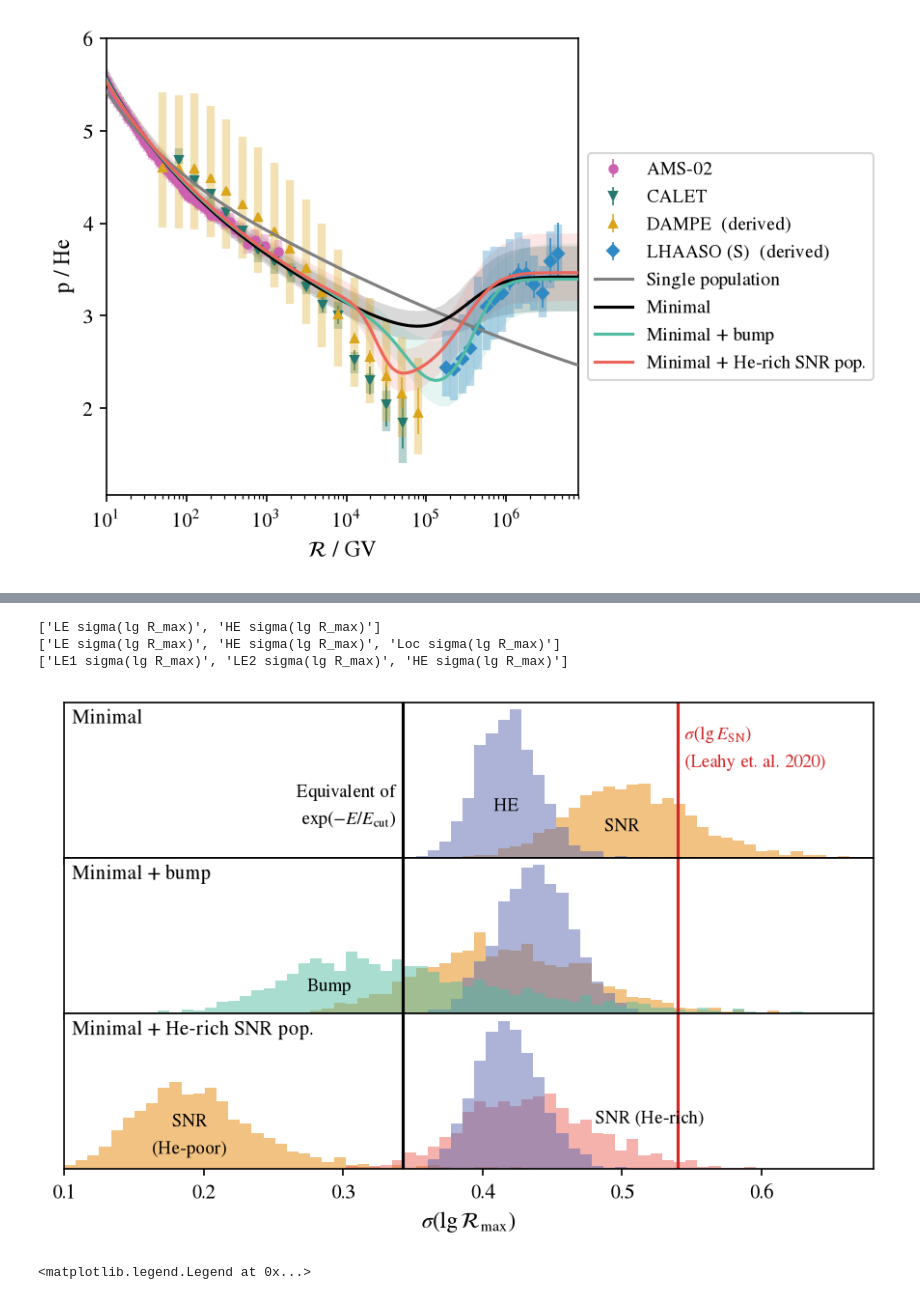
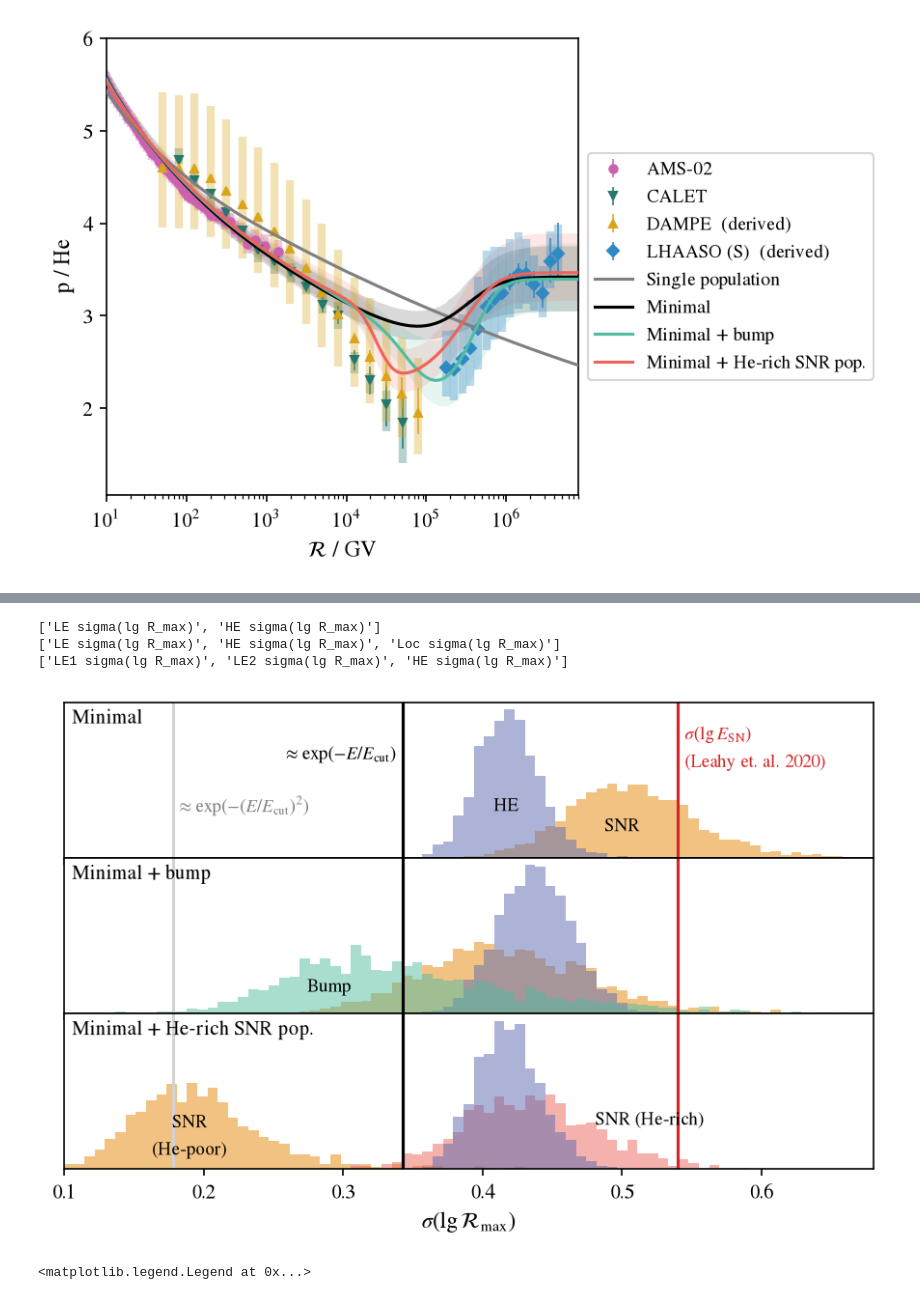
Before and after one commit to nj-vs-vh/EVA, a Jupyter notebook: notebooks/tevpa26.ipynb, the cells around one changed output, grey strips where cells are left out. Saved outputs shown, nothing was run; the diff lists cells and outputs as text; code cells hidden in the pictures.

Commit message:
plot updated

```diff
--- a/notebooks/tevpa26.ipynb
+++ b/notebooks/tevpa26.ipynb
@@ -272,8 +272,3 @@ ax.figure.tight_layout()  # type: ignore
 ax.figure.savefig("../out/p_He_model_comparison.pdf")
 # %% [output]
 [figure]
-# %%
-labels = minimal_res.mle.labels(False)
-sample = minimal_res.posterior_sample
-assert sample is not None
-print(*labels, sep="\n")
@@ -309,7 +286,7 @@ DEFAULT_SIGMA_DEFS = [
     ("LE sigma(lg R_max)", CARTO_VIVID(0)),
     ("HE sigma(lg R_max)", CARTO_VIVID(1)),
 ]
-sigma_bins = np.linspace(0.1, 0.68, 70)
+sigma_bins = np.linspace(0.1, 0.68, 80)
 
 
 def y_relative(ax: Axes, rel: float):
@@ -377,40 +354,54 @@ for res, label, sigma_defs, ax in (
         ymin, ymax = ax.get_ylim()
         ax.text(
             sigma_exp - 0.005,
-            y_relative(ax, 0.33),
-            "Equivalent of\n$\\exp(-E / E_\\text{cut})$",
+            y_relative(ax, 0.66),
+            "$\\approx \\exp(-E / E_\\text{cut})$",
             ha="right",
             va="center",
             color="k",
+            fontsize=9,
+        )
+
+    sigma_exp2 = 0.178
+    ax.axvline(sigma_exp2, color="lightgray")
+    if ax == axes[0]:
+        ymin, ymax = ax.get_ylim()
+        ax.text(
+            sigma_exp2 + 0.002,
+            y_relative(ax, 0.33),
+            "$\\approx \\exp(-(E / E_\\text{cut})^2)$",
+            ha="left",
+            va="center",
+            color="gray",
             fontsize=9,
         )
 
     ax.set_yticks([])
     ax.set_xlabel("$ \\sigma ( \\lg \\mathcal{R}_\\text{max} )$")
 
     ax.set_xlim(sigma_bins[0], sigma_bins[-1])
 
     ax.text(0.01, 0.96, label, transform=ax.transAxes, ha="left", va="top", fontsize=10)
 
 
 for ax in axes[:-1]:
     ax.set_xticklabels([])
 
 axes[0].text(0.417, y_relative(axes[0], 0.33), "HE", ha="center", va="center", fontsize=9)
 axes[0].text(0.50, y_relative(axes[0], 0.2), "SNR", ha="center", va="center", fontsize=9)
 
 axes[1].text(0.29, y_relative(axes[0], 0.14), "Bump", ha="center", va="center", fontsize=9)
 
 axes[2].text(0.19, y_relative(axes[0], 0.2), "SNR\n(He-poor)", ha="center", va="center", fontsize=9)
 axes[2].text(0.52, y_relative(axes[0], 0.3), "SNR (He-rich)", ha="center", va="center", fontsize=9)
 
 fig.tight_layout()
 fig.savefig("../out/sigma_Rmax_comparison.pdf")
 # %% [output]
 ['LE sigma(lg R_max)', 'HE sigma(lg R_max)']
 ['LE sigma(lg R_max)', 'HE sigma(lg R_max)', 'Loc sigma(lg R_max)']
 ['LE1 sigma(lg R_max)', 'LE2 sigma(lg R_max)', 'HE sigma(lg R_max)']
-[figure, old version]
+[figure, new version]
 # %%
 he_alpha = sample[:, labels.index("HE gamma")] - 2
 le_alpha_H = sample[:, labels.index("LE gamma_H")] - 2
```
Also changed, not shown: parts of 1 cell of this notebook.
